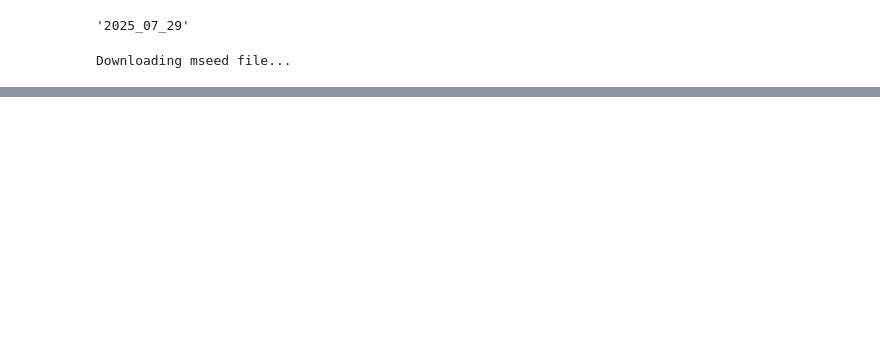
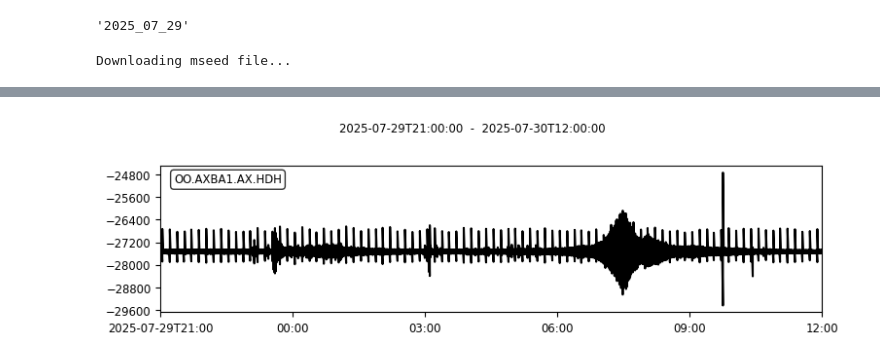
Before and after one commit to ooi-data/ooi-hyd-tools, a Jupyter notebook: notebooks/08_LFHYD_poc.ipynb, the cells around one changed output, grey strips where cells are left out. Saved outputs shown, nothing was run; the diff lists cells and outputs as text; code cells hidden in the pictures; blank space fills up the shorter version.

```diff
--- a/notebooks/08_LFHYD_poc.ipynb
+++ b/notebooks/08_LFHYD_poc.ipynb
@@ -52,0 +74,6 @@ clean_data = LF_data.copy()
+# %%
+test = obs.read("RS03AXBS-MJ03A-05-HYDLFA301_2025-07-29T21:00:00_2025-07-30T12:00:00.mseed")
+# %%
+_ = test[0].plot()
+# %% [output]
+[figure, added]
```
Also changed, not shown: parts of 32 cells of this notebook, 2 other files.
